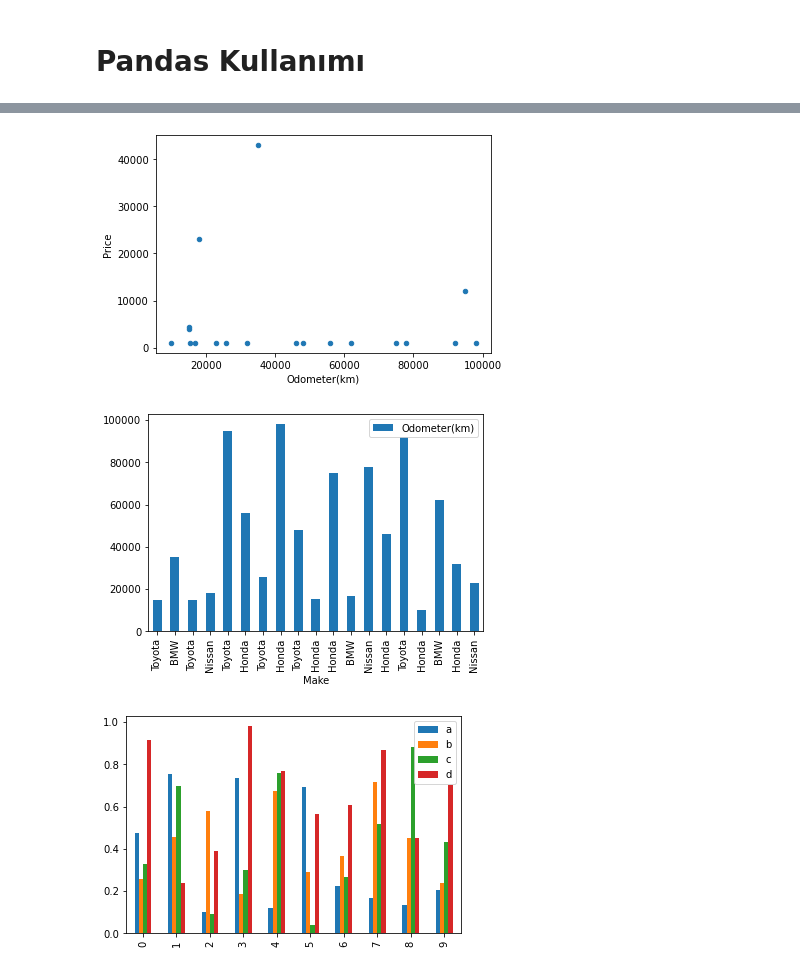
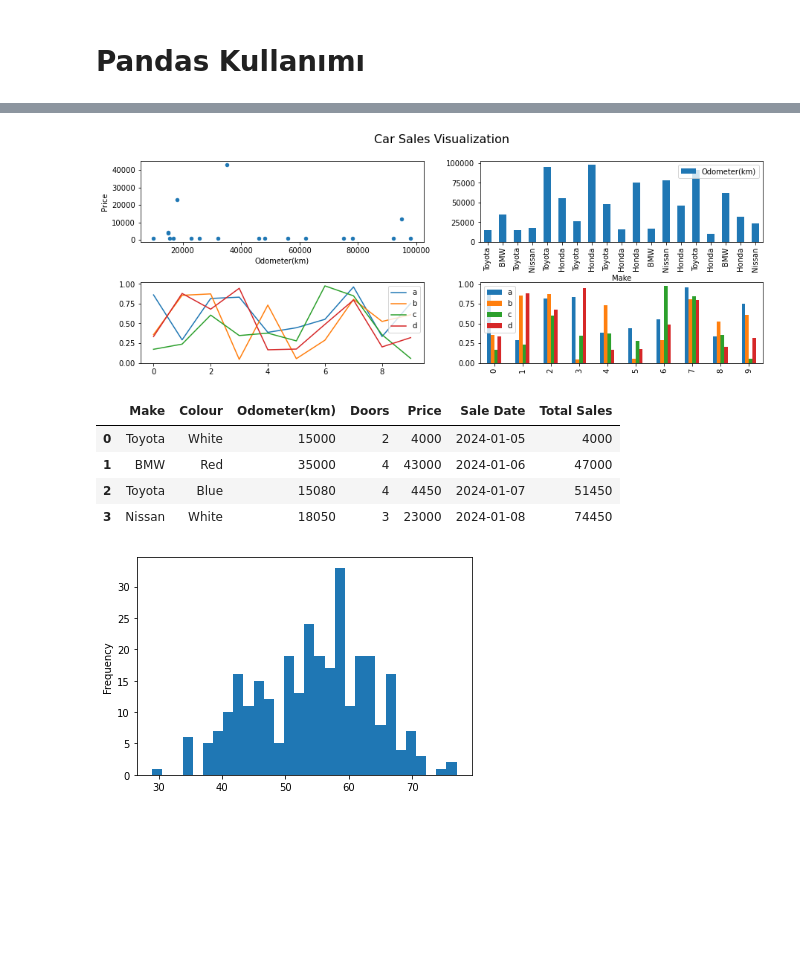
Before and after one commit to serkanMzlm/Tutorial, a Jupyter notebook: python/modules/matplotlib_module.ipynb, the cells around one changed output, grey strips where cells are left out. Drawn from its saved outputs; the diff is of its cells as text; code cells hidden in the pictures; blank space fills up the shorter version.

Commit message:
grafik düzenlemesi yapıldı

```diff
--- a/python/modules/matplotlib_module.ipynb
+++ b/python/modules/matplotlib_module.ipynb
@@ -79,14 +75,40 @@ car_sales.plot(x='Sale Date', y='Total Sales');
 # %%
+fig, ax = plt.subplots(nrows=2, ncols=2, figsize=(15, 5))
+# fig2, ax2 = plt.subplots(ncols=2, figsize=(15, 5))
+
 car_sales["Price"] = car_sales["Price"].astype(int)
-car_sales.plot(x="Odometer(km)", y="Price", kind='scatter');
+car_sales.plot(x="Odometer(km)", y="Price", kind='scatter', ax=ax[0, 0]);
 
 # kind ile grafik türü ayarlaması yapılabilir
-car_sales.plot(x='Make', y='Odometer(km)', kind='bar');
+car_sales.plot(x='Make', y='Odometer(km)', kind='bar', ax=ax[0, 1]);
 
 x = np.random.rand(10, 4)
 df = pd.DataFrame(x, columns=['a', 'b', 'c', 'd'])
-df.plot.bar(); # Ya da df.plot(kind='bar');
+df.plot(ax=ax[1, 0])
+df.plot.bar(ax=ax[1, 1]); # Ya da df.plot(kind='bar')
+fig.subplots_adjust(wspace=0.2)
+fig.subplots_adjust(hspace=0.5)
+fig.suptitle("Car Sales Visualization", fontsize=16);
 # %% [output]
-[figure, old version]
+[figure, new version]
-[figure, removed]
-[figure, removed]
+# %%
+car_sales[:4]
+# %% [output]
+|  | Make | Colour | Odometer(km) | Doors | Price | Sale Date | Total Sales |
+| 0 | Toyota | White | 15000 | 2 | 4000 | 2024-01-05 | 4000 |
+| 1 | BMW | Red | 35000 | 4 | 43000 | 2024-01-06 | 47000 |
+| 2 | Toyota | Blue | 15080 | 4 | 4450 | 2024-01-07 | 51450 |
+| 3 | Nissan | White | 18050 | 3 | 23000 | 2024-01-08 | 74450 |
+# %%
+# Datada bulunan sayı sütünlarının için ayrı bir grafik yapar.
+# car_sales.plot.hist(figsize=(10, 30), subplots=True);
+
+# Grafiği belirli aralığa böler. Bölme sayısı ne kadar fazla
+# olursa veri o kadar ince olur
+heart_disease = pd.read_csv("../AI/data/heart-disease.csv")
+heart_disease["age"].plot.hist(bins=30);
+
+# 50 yaşından büyük kişileri alır.
+over_50 = heart_disease[heart_disease["age"] > 50]
+# %% [output]
+[figure, added]
```
Also changed, not shown: parts of 3 cells of this notebook, 1 other file.
